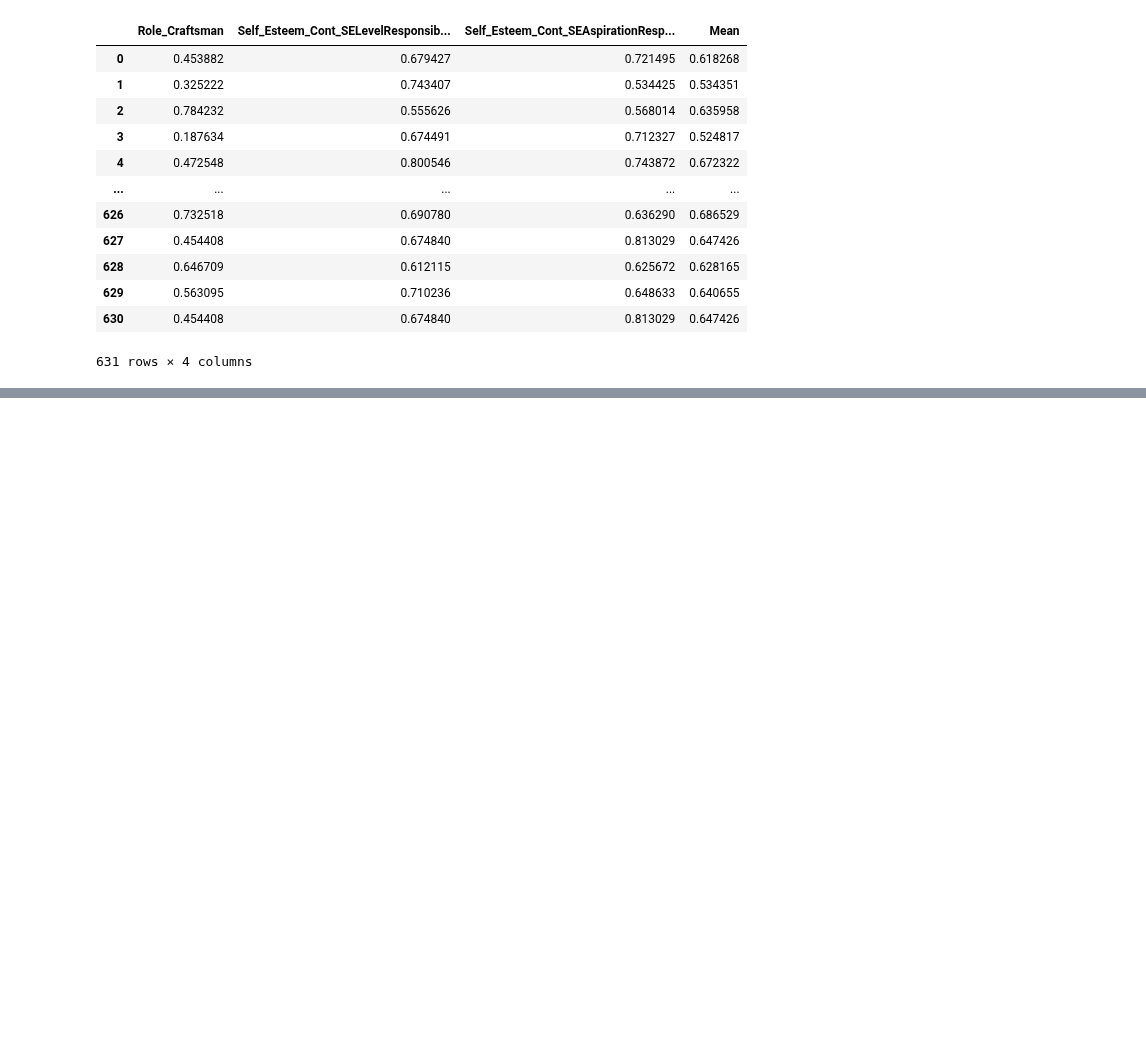
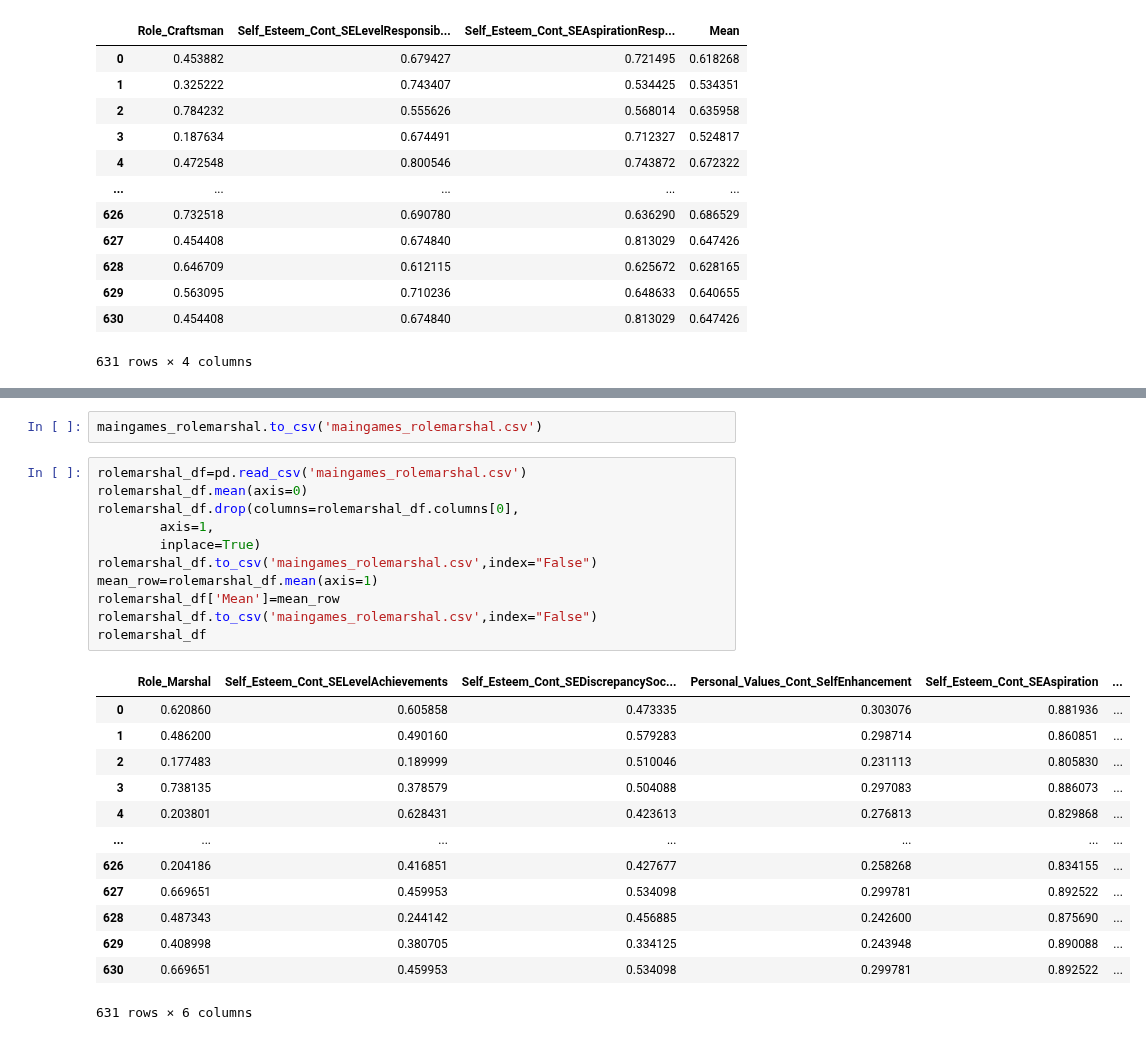
Before and after one commit to dindaslsbilla/coba, a Jupyter notebook: Untitled1.ipynb, the cells around one changed output, grey strips where cells are left out. Drawn from its saved outputs; the diff is of its cells as text; blank space fills up the shorter version.

Commit message:
add maingames_rolemarshal to csv

```diff
--- a/Untitled1.ipynb
+++ b/Untitled1.ipynb
@@ -211,0 +254,27 @@ maingames_toastmaster.to_csv('maingames_toastmaster.csv')
+# %%
+maingames_rolemarshal.to_csv('maingames_rolemarshal.csv')
+# %%
+rolemarshal_df=pd.read_csv('maingames_rolemarshal.csv')
+rolemarshal_df.mean(axis=0)
+rolemarshal_df.drop(columns=rolemarshal_df.columns[0],
+        axis=1,
+        inplace=True)
+rolemarshal_df.to_csv('maingames_rolemarshal.csv',index="False")
+mean_row=rolemarshal_df.mean(axis=1)
+rolemarshal_df['Mean']=mean_row
+rolemarshal_df.to_csv('maingames_rolemarshal.csv',index="False")
+rolemarshal_df
+# %% [output]
+|  | Role_Marshal | Self_Esteem_Cont_SELevelAchievements | Self_Esteem_Cont_SEDiscrepancySoc... | Personal_Values_Cont_SelfEnhancement | Self_Esteem_Cont_SEAspiration | ... |
+| 0 | 0.620860 | 0.605858 | 0.473335 | 0.303076 | 0.881936 | ... |
+| 1 | 0.486200 | 0.490160 | 0.579283 | 0.298714 | 0.860851 | ... |
+| 2 | 0.177483 | 0.189999 | 0.510046 | 0.231113 | 0.805830 | ... |
+| 3 | 0.738135 | 0.378579 | 0.504088 | 0.297083 | 0.886073 | ... |
+| 4 | 0.203801 | 0.628431 | 0.423613 | 0.276813 | 0.829868 | ... |
+| ... | ... | ... | ... | ... | ... | ... |
+| 626 | 0.204186 | 0.416851 | 0.427677 | 0.258268 | 0.834155 | ... |
+| 627 | 0.669651 | 0.459953 | 0.534098 | 0.299781 | 0.892522 | ... |
+| 628 | 0.487343 | 0.244142 | 0.456885 | 0.242600 | 0.875690 | ... |
+| 629 | 0.408998 | 0.380705 | 0.334125 | 0.243948 | 0.890088 | ... |
+| 630 | 0.669651 | 0.459953 | 0.534098 | 0.299781 | 0.892522 | ... |
+631 rows × 6 columns
```
Also changed, not shown: parts of 4 cells of this notebook, 2 other files.
